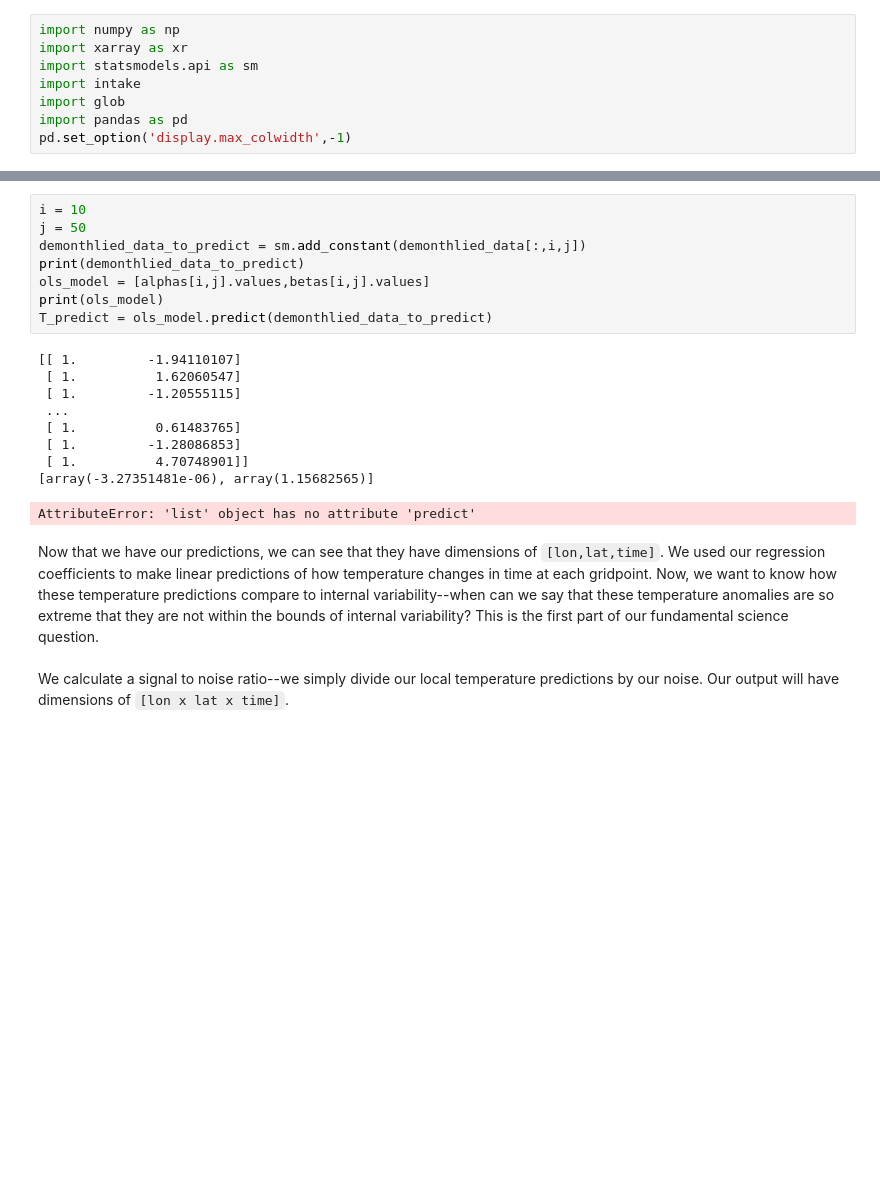
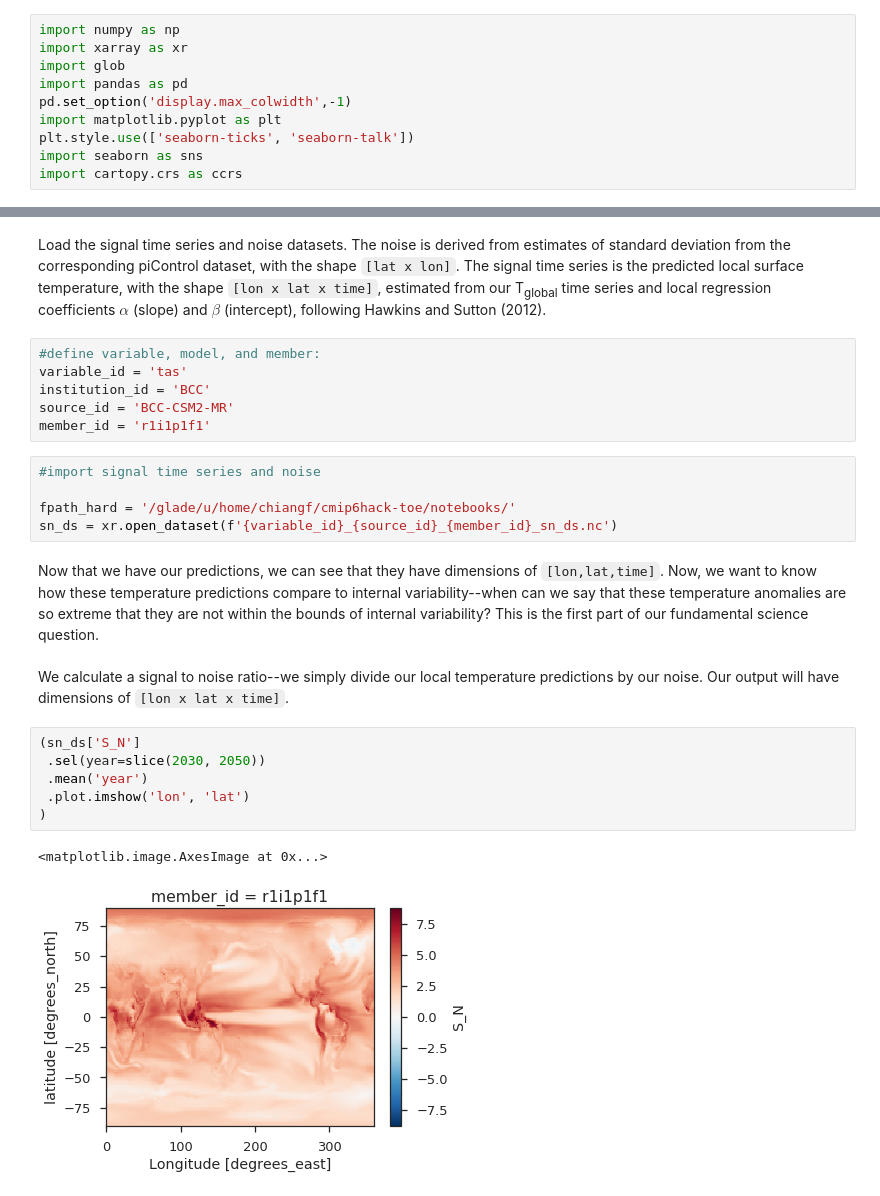
Before and after one commit to darothen/cmip6hack-toe, a Jupyter notebook: notebooks/02_estimate_ToE.ipynb, the cells around one changed output, grey strips where cells are left out. Saved outputs shown, nothing was run; the diff lists cells and outputs as text; blank space fills up the shorter version.

Commit message:
Added Notebook 2 to conduct TOE calculation

```diff
--- a/notebooks/02_estimate_ToE.ipynb
+++ b/notebooks/02_estimate_ToE.ipynb
@@ -1,8 +3,10 @@
 # %%
 import numpy as np
 import xarray as xr
-import statsmodels.api as sm
-import intake
 import glob
 import pandas as pd
 pd.set_option('display.max_colwidth',-1)
+import matplotlib.pyplot as plt
+plt.style.use(['seaborn-ticks', 'seaborn-talk'])
+import seaborn as sns
+import cartopy.crs as ccrs
@@ -60,23 +13,27 @@ Okay, now that we've loaded the data, we can actually make our ToE predictions a
-# %%
-i = 10
-j = 50
-demonthlied_data_to_predict = sm.add_constant(demonthlied_data[:,i,j])
-print(demonthlied_data_to_predict)
-ols_model = [alphas[i,j].values,betas[i,j].values]
-print(ols_model)
-T_predict = ols_model.predict(demonthlied_data_to_predict)
-# %% [output]
-[[ 1.         -1.94110107]
- [ 1.          1.62060547]
- [ 1.         -1.20555115]
- ...
- [ 1.          0.61483765]
- [ 1.         -1.28086853]
- [ 1.          4.70748901]]
-[array(-3.27351481e-06), array(1.15682565)]
-AttributeError: 'list' object has no attribute 'predict'
+# %% [markdown]
+Load the signal time series and noise datasets.  The noise is derived from estimates of standard deviation from the corresponding piControl dataset, with the shape <code>[lat x lon]</code>. The signal time series is the predicted local surface temperature, with the shape <code>[lon x lat x time]</code>, estimated from our T<sub>global</sub> time series and local regression coefficients $\alpha$ (slope) and $\beta$ (intercept), following Hawkins and Sutton (2012).
+# %%
+#define variable, model, and member:
+variable_id = 'tas'
+institution_id = 'BCC'
+source_id = 'BCC-CSM2-MR'
+member_id = 'r1i1p1f1'
+# %%
+#import signal time series and noise
+
+fpath_hard = '/glade/u/home/chiangf/cmip6hack-toe/notebooks/'
+sn_ds = xr.open_dataset(f'{variable_id}_{source_id}_{member_id}_sn_ds.nc')
 # %% [markdown]
-Now that we have our predictions, we can see that they have dimensions of <code>[lon,lat,time]</code>. We used our regression coefficients to make linear predictions of how temperature changes in time at each gridpoint.  Now, we want to know how these temperature predictions compare to internal variability--when can we say that these temperature anomalies are so extreme that they are not within the bounds of internal variability? This is the first part of our fundamental science question. <br>
+Now that we have our predictions, we can see that they have dimensions of <code>[lon,lat,time]</code>.  Now, we want to know how these temperature predictions compare to internal variability--when can we say that these temperature anomalies are so extreme that they are not within the bounds of internal variability? This is the first part of our fundamental science question. <br>
 <br>
 We calculate a signal to noise ratio--we simply divide our local temperature predictions by our noise. Our output will have dimensions of <code>[lon x lat x time]</code>.
+# %%
+(sn_ds['S_N']
+ .sel(year=slice(2030, 2050))
+ .mean('year')
+ .plot.imshow('lon', 'lat')
+)
+# %% [output]
+<matplotlib.image.AxesImage at 0x...>
+[figure, added]
 # %% [markdown]
```
Also changed, not shown: parts of 15 cells of this notebook.
